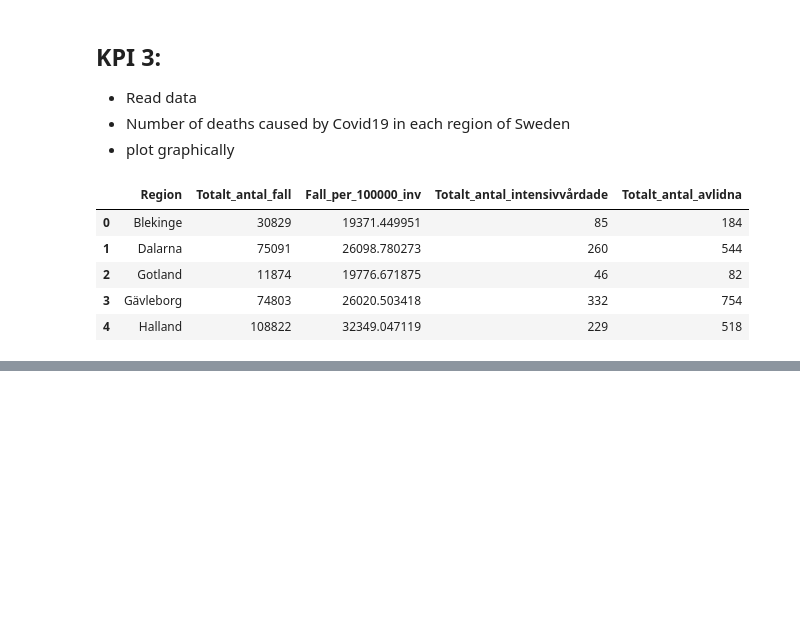
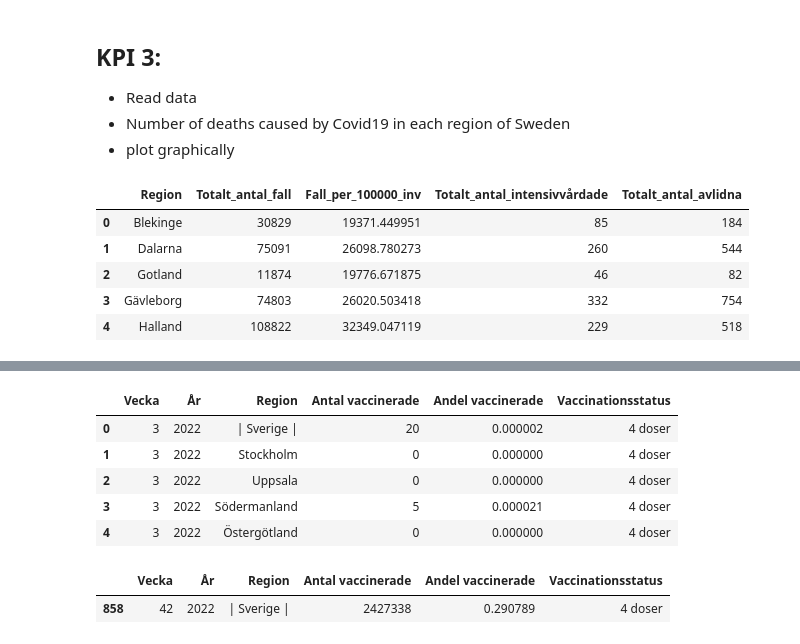
Before and after one commit to VineelaNedunuri/Databehandling-Vineela-Nedunuri, a Jupyter notebook: Labb/Uppgift3.ipynb, the cells around one changed output, grey strips where cells are left out. Cells and saved outputs as stored; diff of their text form; code cells hidden in the pictures; blank space fills up the shorter version.

```diff
--- a/Labb/Uppgift3.ipynb
+++ b/Labb/Uppgift3.ipynb
@@ -182,0 +237,16 @@ fig.show()
+# %%
+df = pd.read_excel("../Labb/Data/Vaccine.xlsx", sheet_name="Vaccinerade tidsserie dos 4")
+df.head()
+# %% [output]
+|  | Vecka | År | Region | Antal vaccinerade | Andel vaccinerade | Vaccinationsstatus |
+| 0 | 3 | 2022 | | Sverige | | 20 | 0.000002 | 4 doser |
+| 1 | 3 | 2022 | Stockholm | 0 | 0.000000 | 4 doser |
+| 2 | 3 | 2022 | Uppsala | 0 | 0.000000 | 4 doser |
+| 3 | 3 | 2022 | Södermanland | 5 | 0.000021 | 4 doser |
+| 4 | 3 | 2022 | Östergötland | 0 | 0.000000 | 4 doser |
+# %%
+df_max = df[df["Antal vaccinerade"] == df["Antal vaccinerade"].max()]
+df_max
+# %% [output]
+|  | Vecka | År | Region | Antal vaccinerade | Andel vaccinerade | Vaccinationsstatus |
+| 858 | 42 | 2022 | | Sverige | | 2427338 | 0.290789 | 4 doser |
```
Also changed, not shown: parts of 23 cells of this notebook.
